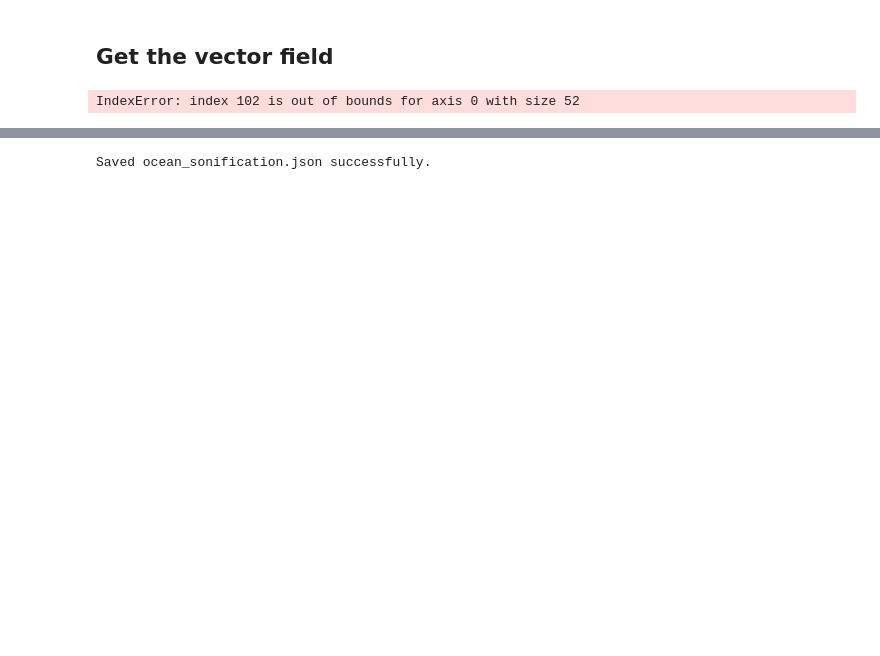
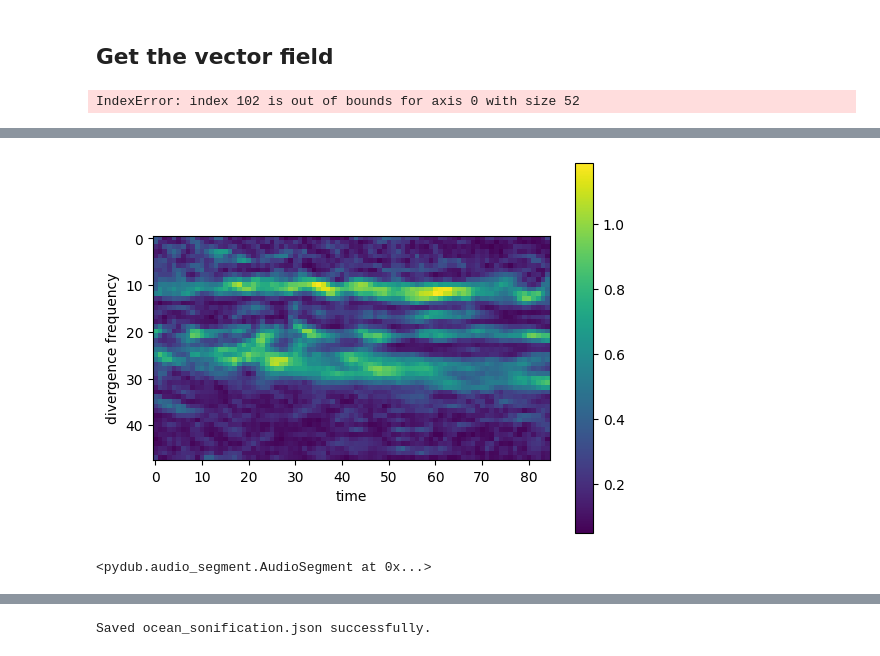
Before and after one commit to Montylim/hamtaro.jukebox.github.io, a Jupyter notebook: vector_to_music.ipynb, the cells around one changed output, grey strips where cells are left out. Drawn from its saved outputs; the diff is of its cells as text; code cells hidden in the pictures; blank space fills up the shorter version.

```diff
--- a/vector_to_music.ipynb
+++ b/vector_to_music.ipynb
@@ -199,0 +229,30 @@ for t_idx, t_start in enumerate(time_steps):
+# %%
+#print(m_sonification_grid[:,40,2])
+plt.imshow(m_sonification_grid[8,:,:])
+plt.xlabel('time')
+plt.ylabel('divergence frequency')
+plt.colorbar()
+plt.show()
+# %% [output]
+[figure, added]
+# %%
+# vector magnitude linked to amplitude of sound
+# if curl is high, we play more gurgling water
+# if divergence is high, we play more flowing water
+from pydub import AudioSegment
+
+bgm = AudioSegment.from_file("music/sfxmint-underwater-ambience-02.mp3")
+
+high_freq_curl = AudioSegment.from_file("music/high_curl.mp3")
+low_freq_curl = AudioSegment.from_file("music/low_curl.mp3")
+
+high_freq_div = AudioSegment.from_file("music/high_divergence.mp3")
+low_freq_div = AudioSegment.from_file("music/low_divergence.mp3")
+
+high_magnitude = AudioSegment.from_file("music/high_magnitude.mp3")
+#low_magnitude = AudioSegment.from_file(".mp3")
+
+mixed = high_magnitude.overlay(high_freq_curl, position=0)
+mixed
+# %% [output]
+<pydub.audio_segment.AudioSegment at 0x...>
```
Also changed, not shown: parts of 11 cells of this notebook, 16 other files.
